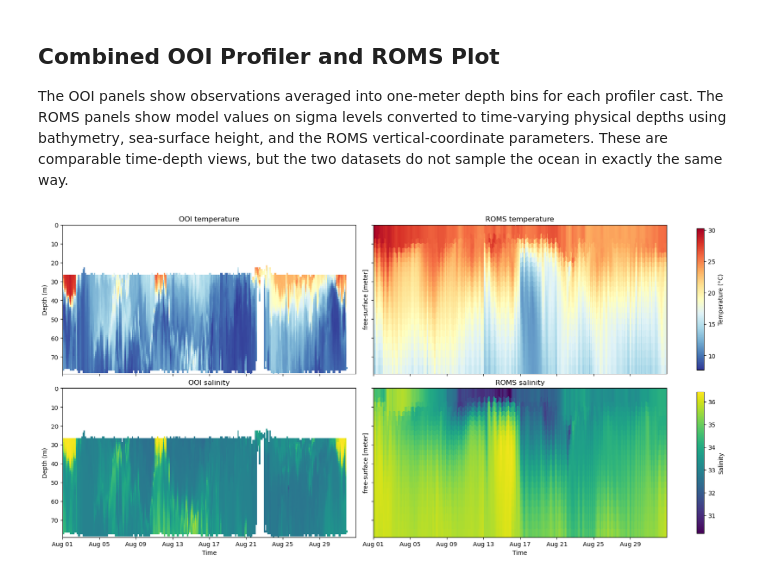
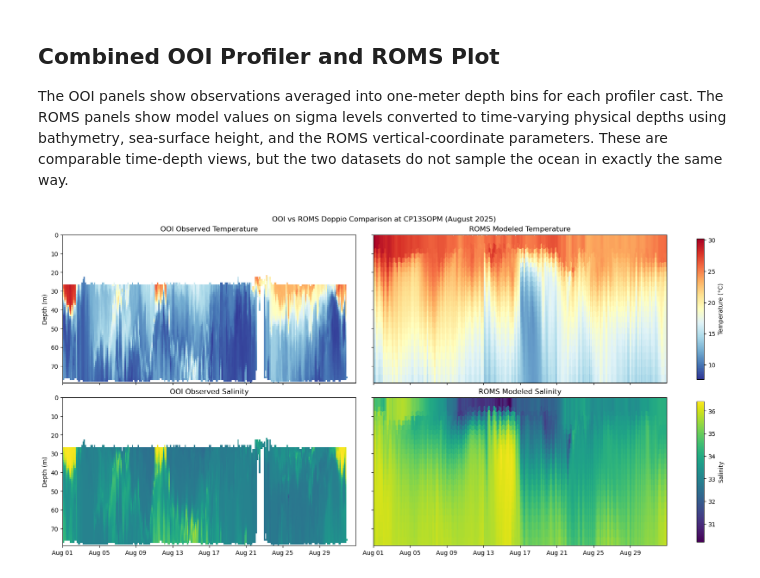
Before and after one commit to embark-cybertraining/embark-scratch-notebooks, a Jupyter notebook: session_4_roms/roms_ooi_profiler.ipynb, the cells around one changed output. Saved outputs shown, nothing was run; the diff lists cells and outputs as text; code cells hidden in the pictures.

```diff
--- a/session_4_roms/roms_ooi_profiler.ipynb
+++ b/session_4_roms/roms_ooi_profiler.ipynb
@@ -550,39 +552,40 @@ sal_ooi = axes[1, 0].pcolormesh(
     cmap='viridis',
     vmin=sal_vmin,
     vmax=sal_vmax,
 )
 ds_profile_sal.plot(
     x='time',
     y='depth',
     ax=axes[1, 1],
     add_colorbar=False,
     cmap='viridis',
     vmin=sal_vmin,
     vmax=sal_vmax,
 )
 
 for ax in axes.flat:
     ax.set_ylim(plot_depth_top, plot_depth_bottom)
     ax.invert_yaxis()
     ax.set_xlim(pd.Timestamp(plot_time_start), pd.Timestamp(plot_time_end))
+    ax.set_title('')  # clear any auto-generated xarray coordinate title
+    ax.set_xlabel('')
 
 for ax in axes[1, :]:
     ax.xaxis.set_major_locator(mdates.DayLocator(interval=4))
     ax.xaxis.set_major_formatter(mdates.DateFormatter('%b %d'))
 
-axes[0, 0].set_title('OOI temperature')
-axes[0, 1].set_title('ROMS temperature')
-axes[1, 0].set_title('OOI salinity')
-axes[1, 1].set_title('ROMS salinity')
+fig.suptitle('OOI vs ROMS Doppio Comparison at CP13SOPM (August 2025)')
+axes[0, 0].set_title('OOI Observed Temperature')
+axes[0, 1].set_title('ROMS Modeled Temperature')
+axes[1, 0].set_title('OOI Observed Salinity')
+axes[1, 1].set_title('ROMS Modeled Salinity')
 axes[0, 0].set_ylabel('Depth (m)')
 axes[1, 0].set_ylabel('Depth (m)')
-axes[1, 0].set_xlabel('Time')
-axes[1, 1].set_xlabel('Time')
-axes[0, 0].set_xlabel('')
-axes[0, 1].set_xlabel('')
+axes[0, 1].set_ylabel('')  # shares y-axis with the left column
+axes[1, 1].set_ylabel('')  # shares y-axis with the left column
 
 fig.colorbar(temp_ooi, ax=axes[0, :], label='Temperature (°C)', shrink=0.95)
 fig.colorbar(sal_ooi, ax=axes[1, :], label='Salinity', shrink=0.95)
 plt.show()
 # %% [output]
-[figure, old version]
+[figure, new version]
```
Also changed, not shown: parts of 2 cells of this notebook, 1 other file.
